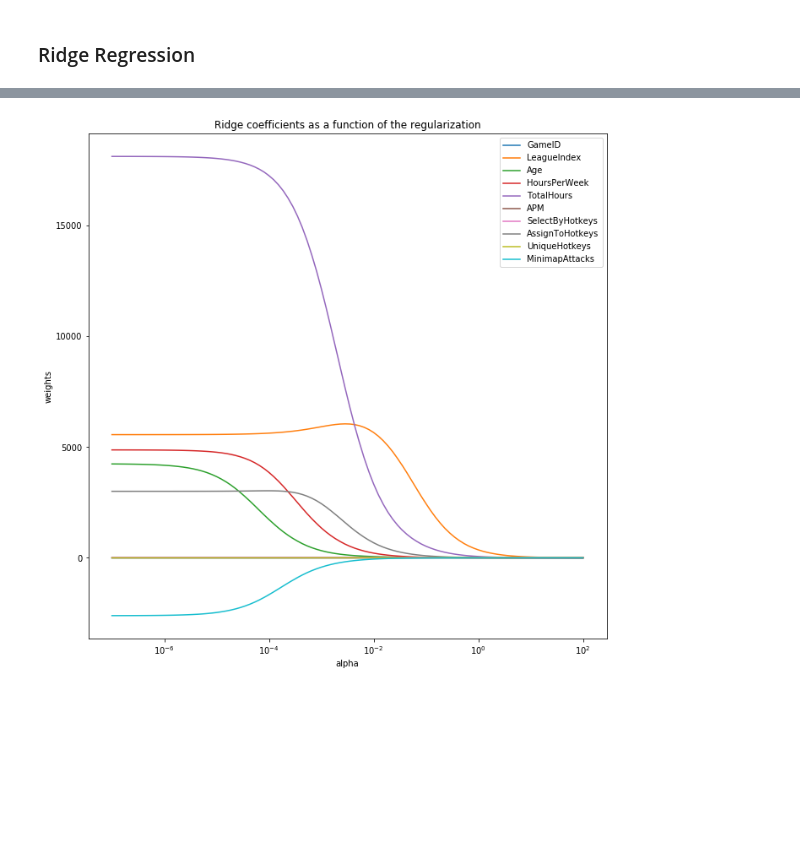
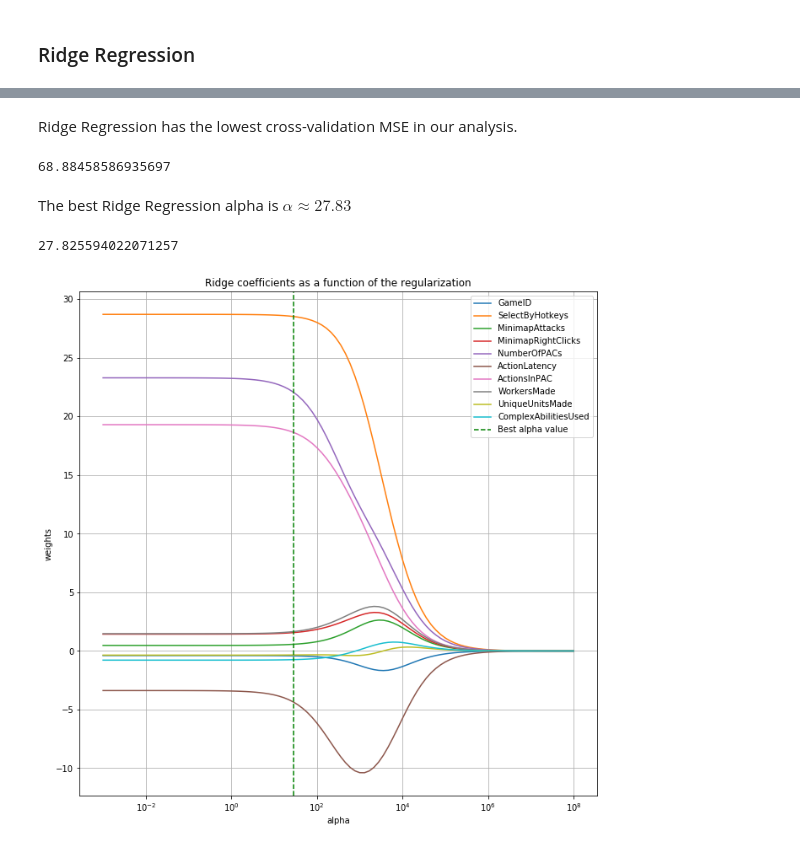
Before and after one commit to GreenSnabl/robotics_ml, a Jupyter notebook: ml_course_en/assignments/Assignment 02a_Linear_regression_regul_poly.ipynb, the cells around one changed output, grey strips where cells are left out. Saved outputs shown, nothing was run; the diff lists cells and outputs as text; code cells hidden in the pictures; blank space fills up the shorter version.

```diff
--- a/ml_course_en/assignments/Assignment 02a_Linear_regression_regul_poly.ipynb
+++ b/ml_course_en/assignments/Assignment 02a_Linear_regression_regul_poly.ipynb
@@ -482,13 +431,11 @@ array([ -43.25010434, -111.24119986,  -36.85683491,  -55.81781154,
 coefs = []
 errors = {}
 for a in lasso_alphas:
-    lasso = Lasso(alpha=a, fit_intercept=False)
+    lasso = Lasso(alpha=a)
     lasso.fit(train_X[predictors], train_y)
     coefs.append(lasso.coef_)
-    errors[np.log10(a)] = -np.mean(cross_val_score(lasso, test_X[predictors], test_y, cv=10,
+    errors[np.log10(a)] = -np.mean(cross_val_score(lasso, train_X[predictors], train_y, cv=10,
                                scoring="neg_mean_squared_error"))
-# #############################################################################
-# Display results
 
 plt.figure(figsize=(11,11))
 
@@ -501,6 +448,11 @@ plt.xlabel('alpha')
 plt.ylabel('weights')
 plt.title('Lasso coefficients as a function of the regularization')
 plt.axis('tight')
-plt.legend(labels=train_X[predictors].columns)
+
+plt.axvline(x=lasso_best_alpha, color='g', linestyle='--')
+plt.legend(labels=predictors + ["Best alpha value"])
+
+#plt.yticks(np.arange(-2000, 20000, 1000))
+plt.grid()
 plt.show()
 # %% [output]
@@ -518,11 +475,2 @@ Text(0, 0.5, 'mean MSE')
 # %% [markdown]
 ### Ridge Regression
-# %%
-ridge_alphas = 10**np.linspace(-7, 2, 100)
-
-ridge_cv = RidgeCV(alphas=ridge_alphas, cv=10)
-ridge_cv.fit(train_X[predictors], train_y)
-
-cv_ridge_score = cross_val_score(Ridge(ridge_cv.alpha_), test_X[predictors], test_y, cv=10,
-                                scoring="neg_mean_squared_error")
-abs(np.mean(cv_ridge_score))
@@ -530,0 +477,6 @@ abs(np.mean(cv_ridge_score))
+# %%
+ridge_alphas = 10**np.linspace(-3, 8, 100)
+
+parameters = {'alpha' : ridge_alphas}
+ridge_grid = GridSearchCV(Ridge(random_state=42), param_grid=parameters, cv=10, n_jobs=-1, scoring='neg_mean_squared_error')
+ridge_grid.fit(train_X, train_y)
@@ -531,28 +499,42 @@ abs(np.mean(cv_ridge_score))
+# %% [markdown]
+Ridge Regression has the lowest cross-validation MSE in our analysis.
+# %%
+-ridge_grid.best_score_
+# %% [output]
+68.88458586935697
+# %% [markdown]
+The best Ridge Regression alpha is $\alpha \approx 27.83$
+# %%
+ridge_best_alpha = ridge_grid.best_estimator_.alpha
+ridge_best_alpha
+# %% [output]
+27.825594022071257
 # %%
-
 coefs = []
 errors = {}
 for a in ridge_alphas:
-    ridge = Ridge(alpha=a, fit_intercept=False)
+    ridge = Ridge(alpha=a)
     ridge.fit(train_X[predictors],train_y)
     coefs.append(ridge.coef_)
-    errors[np.log10(a)] = -np.mean(cross_val_score(ridge, test_X[predictors], test_y, cv=10,
+    errors[np.log10(a)] = -np.mean(cross_val_score(ridge, train_X[predictors], train_y, cv=10,
                                scoring="neg_mean_squared_error"))
 
 
 plt.figure(figsize=(11,11))
 ax = plt.gca()
 ax.plot(ridge_alphas, coefs)
 ax.set_xscale('log')
 ax.set_xlim(ax.get_xlim()[::-1])  # reverse axis
 plt.xlabel('alpha')
 plt.ylabel('weights')
 plt.title('Ridge coefficients as a function of the regularization')
+plt.axvline(x=ridge_best_alpha, color='g', linestyle='--')
 plt.axis('tight')
-plt.legend(labels=train_X.columns)
+plt.grid()
+plt.legend(labels=predictors + ["Best alpha value"])
 plt.show()
 # %% [output]
-[figure, old version]
+[figure, new version]
 # %%
 fig = plt.figure(figsize=(12,12))
 ax = plt.plot(list(errors.keys()), list(errors.values()))
```
Also changed, not shown: parts of 58 cells of this notebook, 1 other file.
